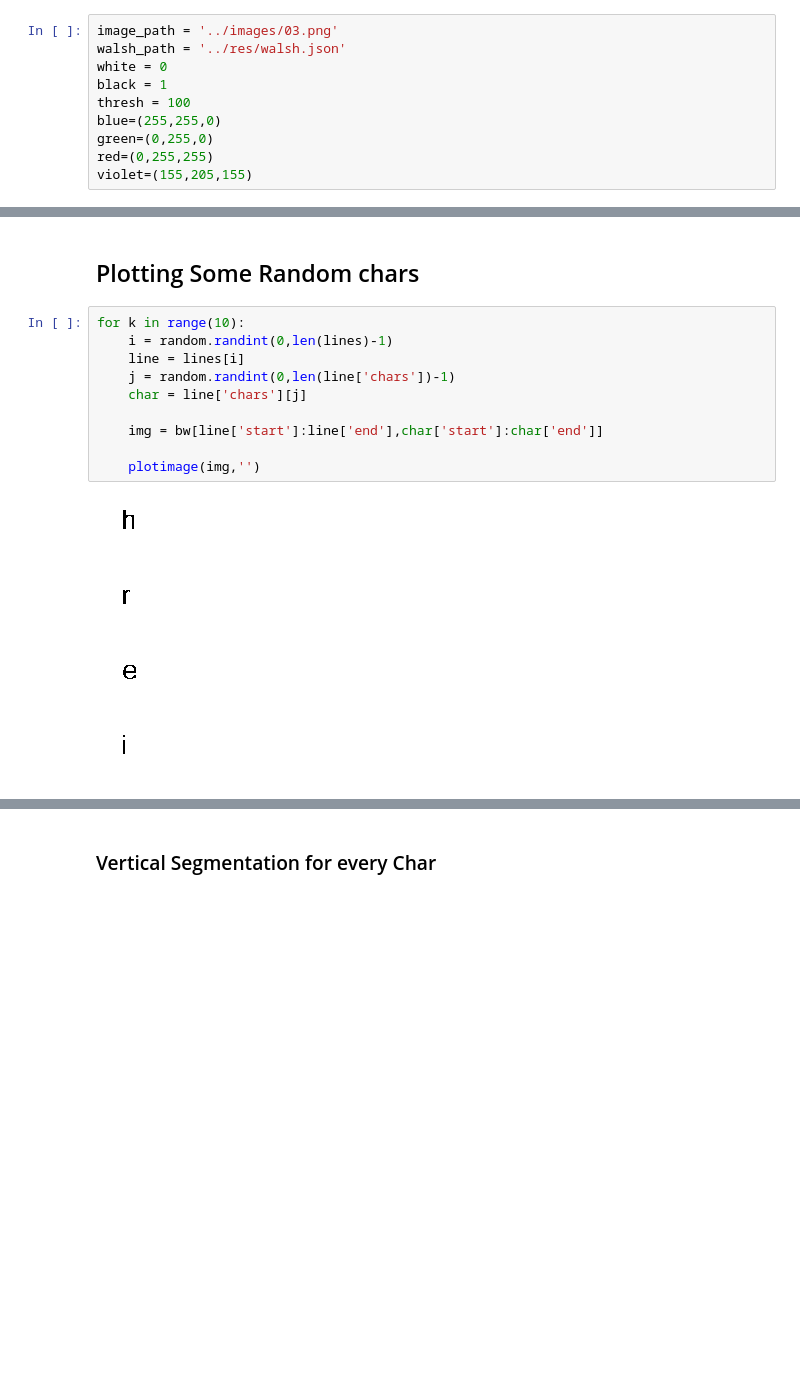
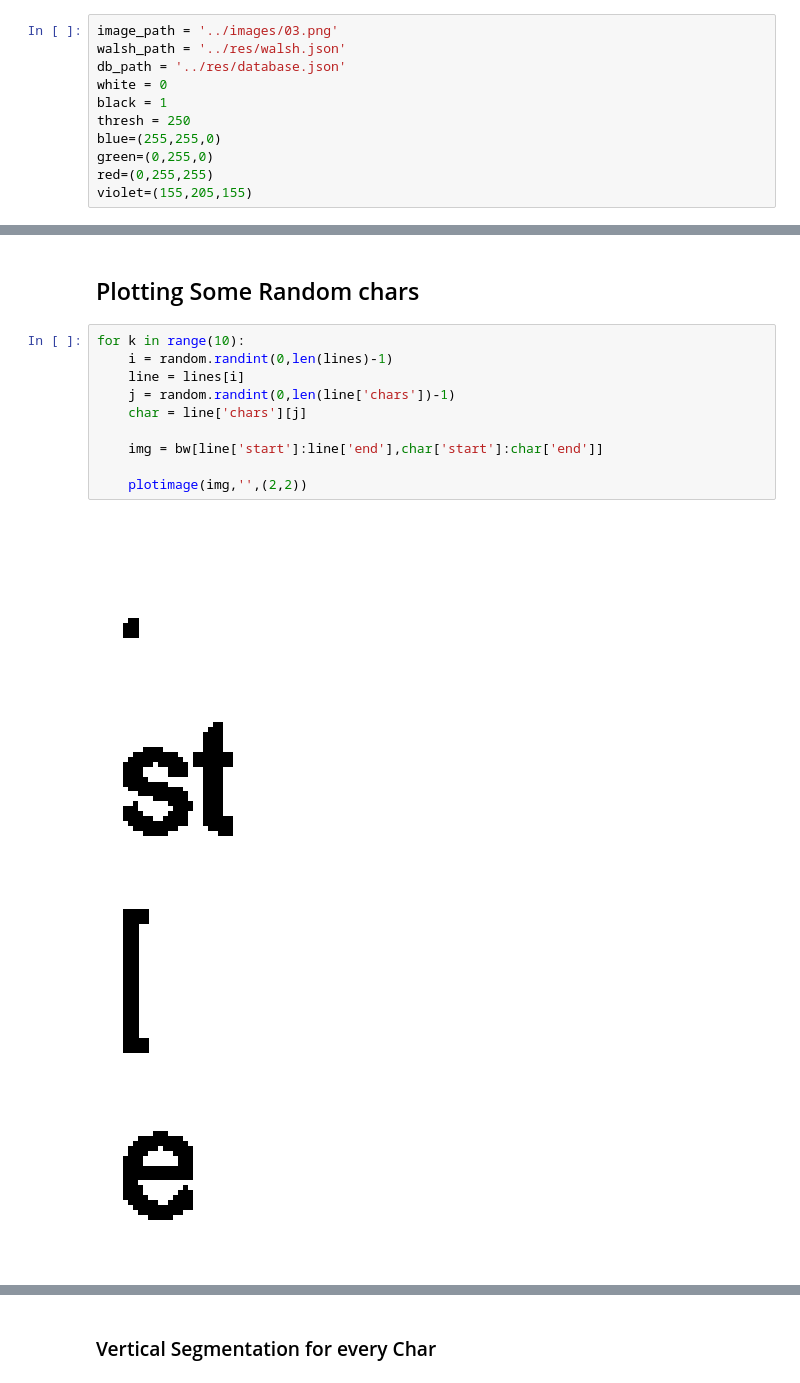
Before and after one commit to ghaiszaher/Image-Processing-OCR-Walsh, a Jupyter notebook: OCR_project/characters_segmentation.ipynb, the cells around one changed output, grey strips where cells are left out. Cells and saved outputs as stored; diff of their text form; blank space fills up the shorter version.

```diff
--- a/OCR_project/characters_segmentation.ipynb
+++ b/OCR_project/characters_segmentation.ipynb
@@ -14,9 +14,10 @@ from mylib import *
 # %%
 image_path = '../images/03.png'
 walsh_path = '../res/walsh.json'
+db_path = '../res/database.json'
 white = 0
 black = 1
-thresh = 100
+thresh = 250
 blue=(255,255,0)
 green=(0,255,0)
 red=(0,255,255)
@@ -70,15 +71,15 @@ plotimage(hor, 'Horizontal')
 # %%
 for k in range(10):
     i = random.randint(0,len(lines)-1)
     line = lines[i]
     j = random.randint(0,len(line['chars'])-1)
     char = line['chars'][j]
 
     img = bw[line['start']:line['end'],char['start']:char['end']]
 
-    plotimage(img,'')
+    plotimage(img,'',(2,2))
 # %% [output]
-[figure, old version]
+[figure, new version]
-[figure, old version]
+[figure, new version]
-[figure, old version]
+[figure, new version]
-[figure, old version]
+[figure, new version]
```
Also changed, not shown: parts of 14 cells of this notebook, 6 other files.
